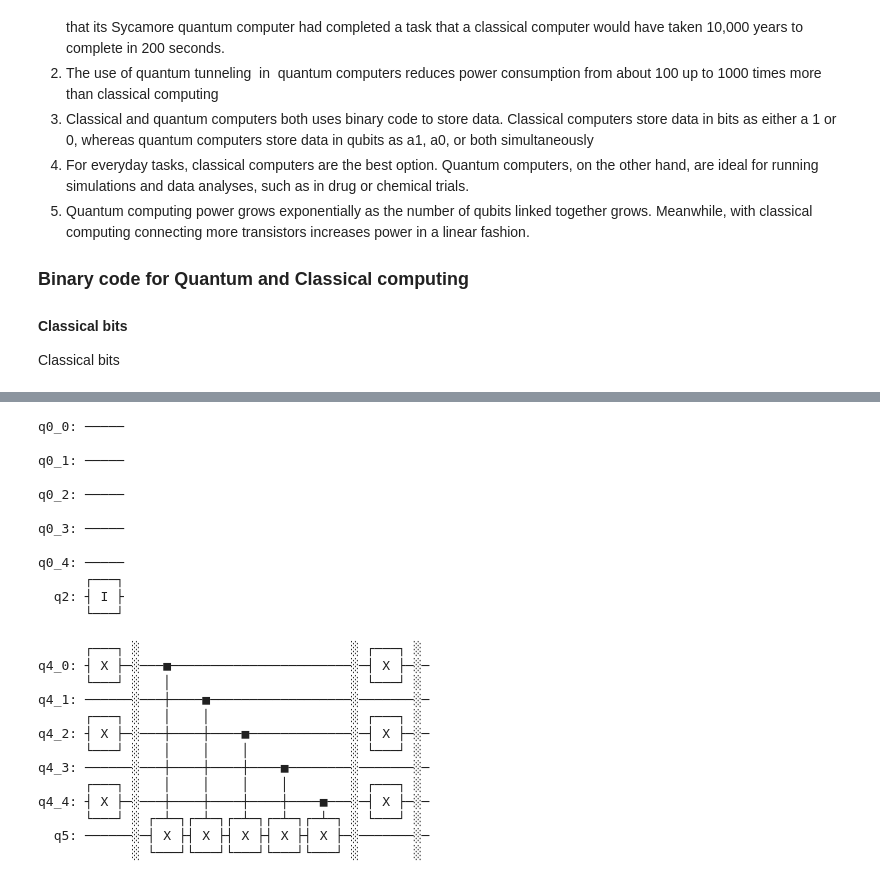
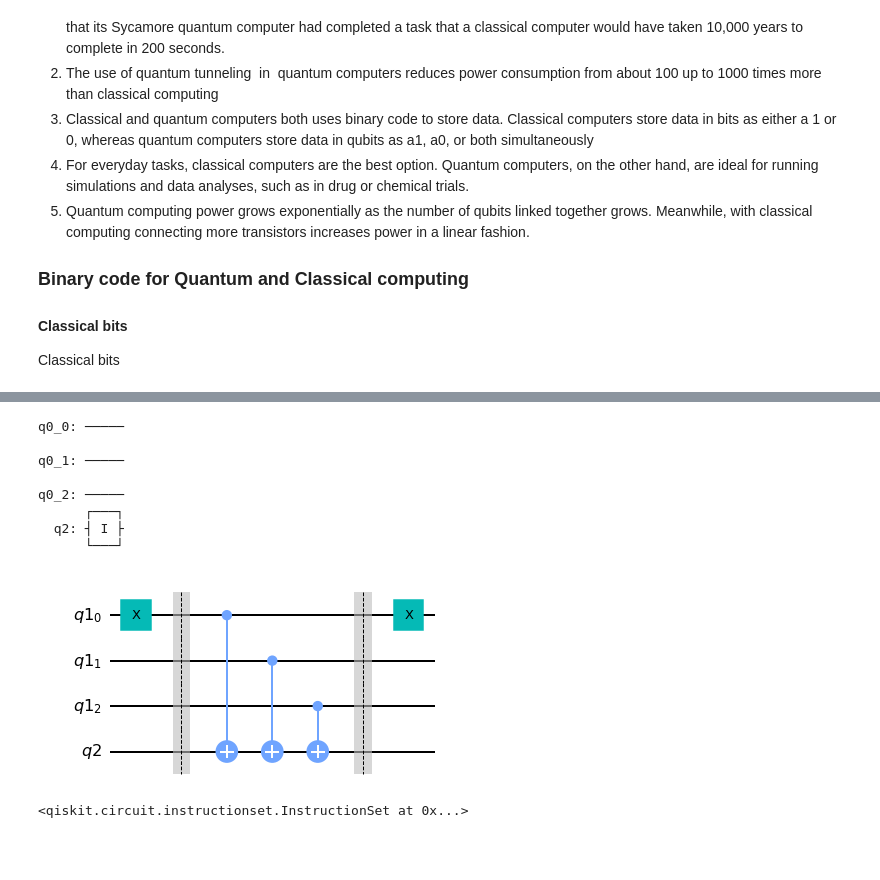
Before and after one commit to Babajide-olawoye/emrgingTechAssessment, a Jupyter notebook: quantum-deutsch.ipynb, the cells around one changed output, grey strips where cells are left out. Saved outputs shown, nothing was run; the diff lists cells and outputs as text; code cells hidden in the pictures; blank space fills up the shorter version.

```diff
--- a/quantum-deutsch.ipynb
+++ b/quantum-deutsch.ipynb
@@ -67,7 +78,7 @@ from qiskit.providers.ibmq import least_busy
 # %%
 #2 Creating register
 
-Qbit = "10101" #Examplar number of bit in string
+Qbit = "100" #Examplar number of bit in string
 num_Qbit = len(Qbit)
 
 register_Const = QuantumRegister(num_Qbit)
@@ -108,50 +108,56 @@ q0_0: ─────
 q0_1: ─────
 
 q0_2: ─────
-
-q0_3: ─────
-
-q0_4: ─────
       ┌───┐
   q2: ┤ I ├
       └───┘
 # %%
 #4 Creating circuit for bal oracle
 bal_oracle = qiskit.QuantumCircuit(register_bal, register_target)
 
-Qbit = "10101"
+Qbit = "100"
 num_Qbit = len(Qbit)
 
 
 # Place X-gates
 for qubit in range(num_Qbit):
     if Qbit[qubit] == '1':
         bal_oracle.x(qubit)
 
 bal_oracle.barrier()
 
 for qubit in range(num_Qbit):
     bal_oracle.cx(qubit, num_Qbit)
 
 bal_oracle.barrier()
 
 for qubit in range(num_Qbit):
     if Qbit[qubit] == '1':
         bal_oracle.x(qubit)
 
 
-bal_oracle.draw()
+bal_oracle.draw(output = "mpl")
 # %% [output]
-      ┌───┐ ░                           ░ ┌───┐ ░
-q4_0: ┤ X ├─░───■───────────────────────░─┤ X ├─░─
-      └───┘ ░   │                       ░ └───┘ ░
-q4_1: ──────░───┼────■──────────────────░───────░─
-      ┌───┐ ░   │    │                  ░ ┌───┐ ░
-q4_2: ┤ X ├─░───┼────┼────■─────────────░─┤ X ├─░─
-      └───┘ ░   │    │    │             ░ └───┘ ░
-q4_3: ──────░───┼────┼────┼────■────────░───────░─
-      ┌───┐ ░   │    │    │    │        ░ ┌───┐ ░
-q4_4: ┤ X ├─░───┼────┼────┼────┼────■───░─┤ X ├─░─
-      └───┘ ░ ┌─┴─┐┌─┴─┐┌─┴─┐┌─┴─┐┌─┴─┐ ░ └───┘ ░
-  q5: ──────░─┤ X ├┤ X ├┤ X ├┤ X ├┤ X ├─░───────░─
-            ░ └───┘└───┘└───┘└───┘└───┘ ░       ░
+[figure, added]
+# %%
+#5. Initialize two quantum registers.
+
+import pylatexenc
+
+Qbit = "100"
+num_Qbit = len(Qbit)
+
+register_input = QuantumRegister(num_Qbit, "q3")
+register_output = QuantumRegister(1, "q4")
+cr = qiskit.ClassicalRegister(num_Qbit, 'c')
+
+
+circuit = qiskit.QuantumCircuit(register_input, register_output, cr)
+
+for x in range (num_Qbit):
+    circuit.initialize([1,0], x)
+
+circuit.initialize([0,1],num_Qbit )
+#circuit.draw(output = "mpl")
+# %% [output]
+<qiskit.circuit.instructionset.InstructionSet at 0x...>
```
Also changed, not shown: parts of 24 cells of this notebook, 4 other files.
